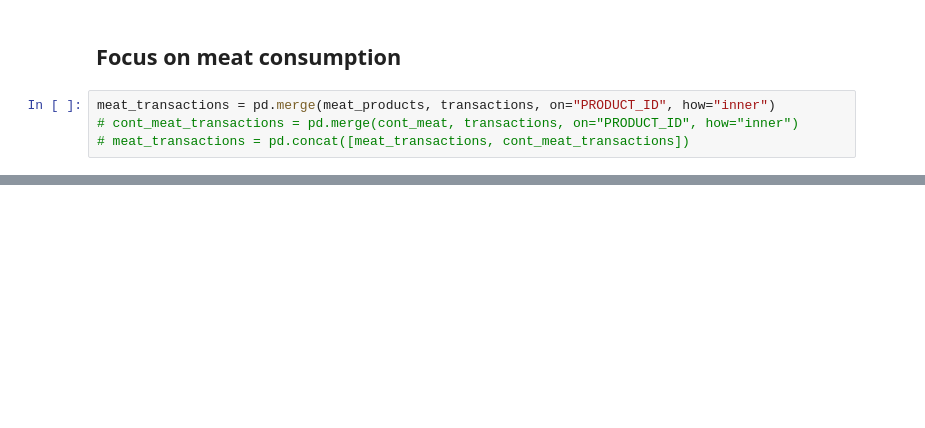
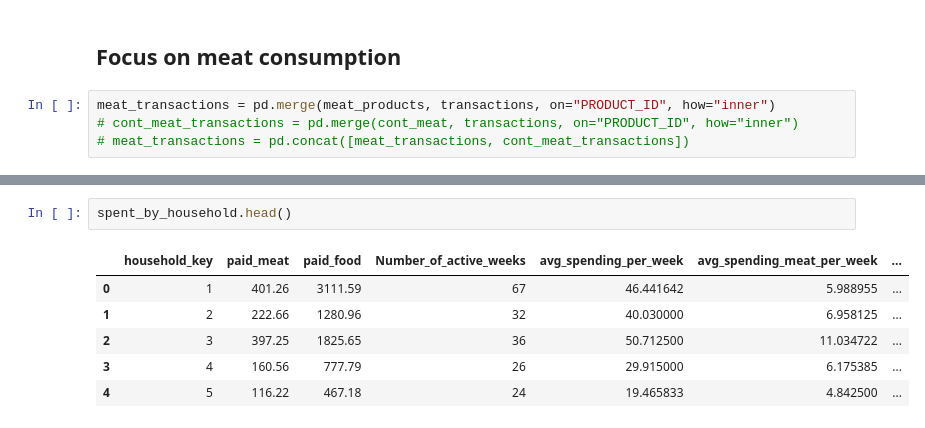
Before and after one commit to BenjaminEngelman/ADA-Project, a Jupyter notebook: Project-MainBenja.ipynb, the cells around one changed output, grey strips where cells are left out. Cells and saved outputs as stored; diff of their text form; blank space fills up the shorter version.

```diff
--- a/Project-MainBenja.ipynb
+++ b/Project-MainBenja.ipynb
@@ -460,0 +474,9 @@ spent_by_dep.plot.bar(x="DEPARTMENT", y="PAID_PRICE")
+# %%
+spent_by_household.head()
+# %% [output]
+|  | household_key | paid_meat | paid_food | Number_of_active_weeks | avg_spending_per_week | avg_spending_meat_per_week | ... |
+| 0 | 1 | 401.26 | 3111.59 | 67 | 46.441642 | 5.988955 | ... |
+| 1 | 2 | 222.66 | 1280.96 | 32 | 40.030000 | 6.958125 | ... |
+| 2 | 3 | 397.25 | 1825.65 | 36 | 50.712500 | 11.034722 | ... |
+| 3 | 4 | 160.56 | 777.79 | 26 | 29.915000 | 6.175385 | ... |
+| 4 | 5 | 116.22 | 467.18 | 24 | 19.465833 | 4.842500 | ... |
```
Also changed, not shown: parts of 31 cells of this notebook.
